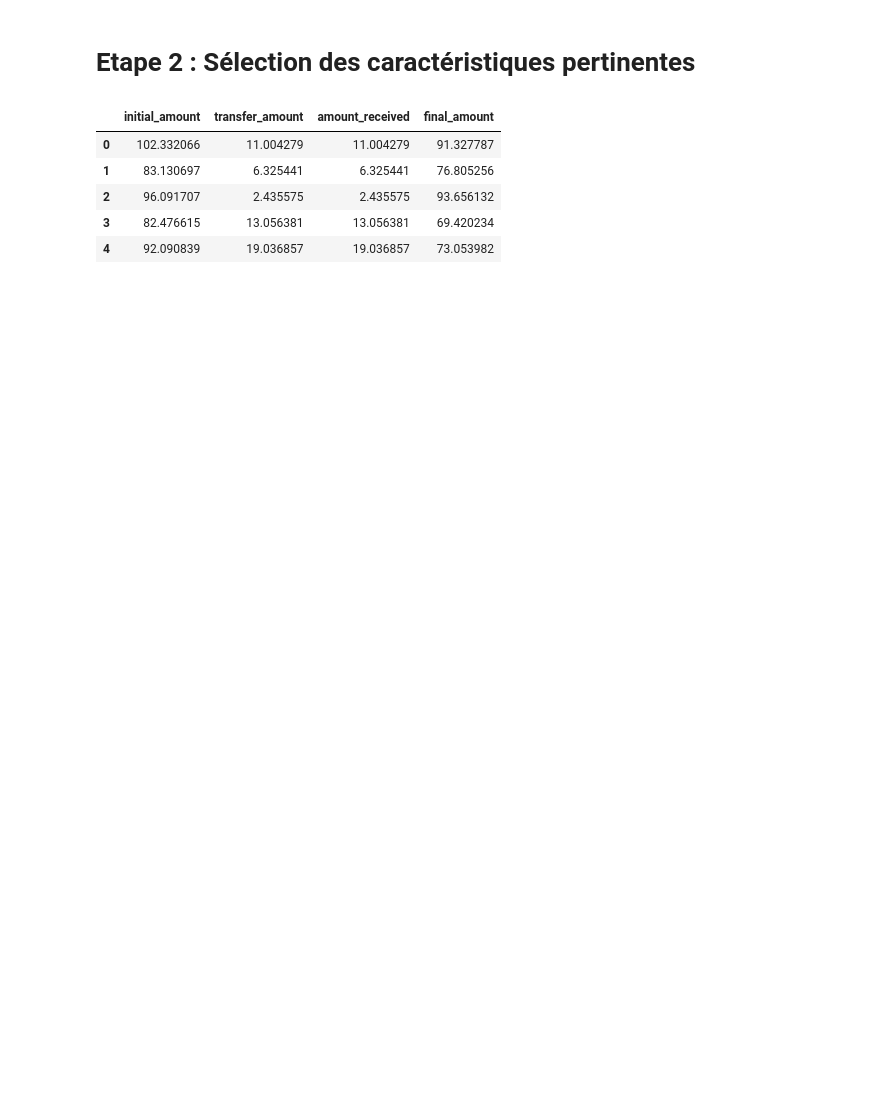
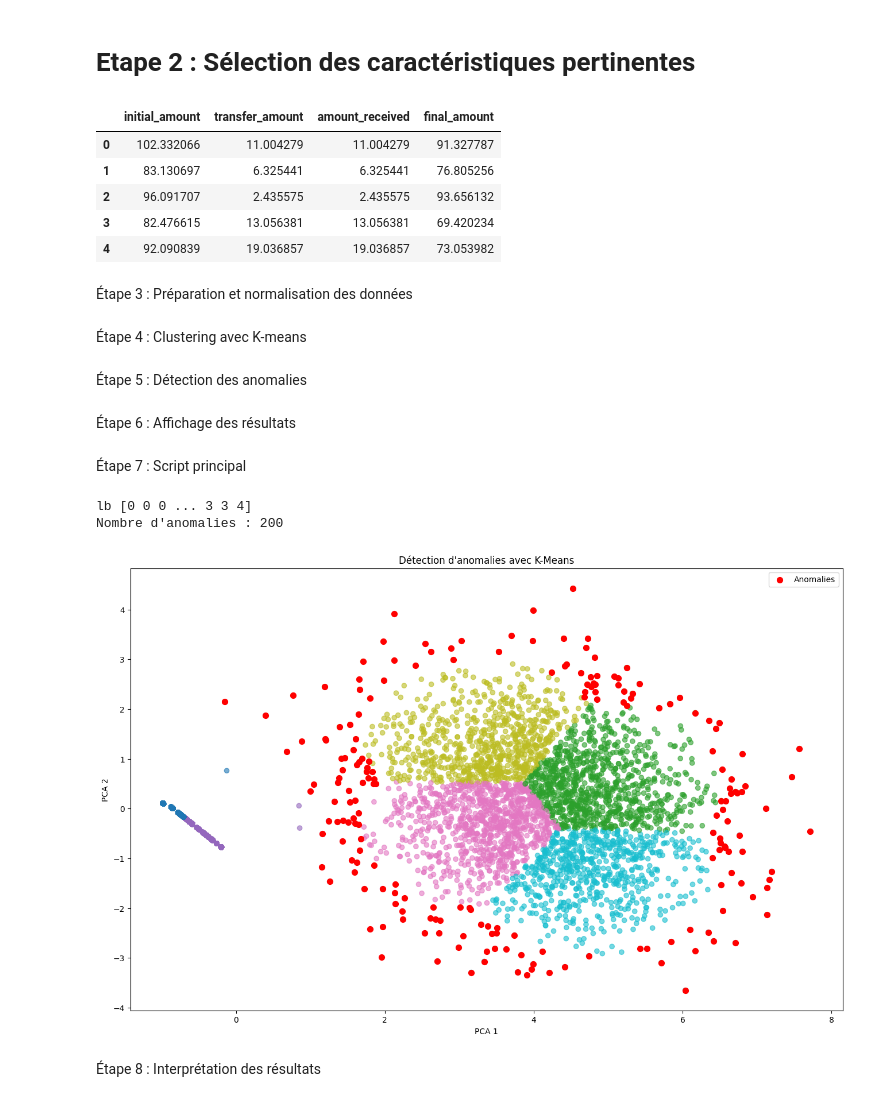
Before and after one commit to KokoBertille/INF2228_K_means, a Jupyter notebook: projet_k_means.ipynb, the cells around one changed output. Drawn from its saved outputs; the diff is of its cells as text; code cells hidden in the pictures; blank space fills up the shorter version.

```diff
--- a/projet_k_means.ipynb
+++ b/projet_k_means.ipynb
@@ -65,3 +112,5 @@ df_features.head()
 | 2 | 96.091707 | 2.435575 | 2.435575 | 93.656132 |
 | 3 | 82.476615 | 13.056381 | 13.056381 | 69.420234 |
 | 4 | 92.090839 | 19.036857 | 19.036857 | 73.053982 |
+# %% [markdown]
+Étape 3 : Préparation et normalisation des données
@@ -67,0 +131,22 @@ df_features.head()
+# %% [markdown]
+Étape 4 : Clustering avec K-means
+# %%
+
+# Application de KMeans
+def apply_kmeans(data: np.ndarray,
+                 n_clusters: int = 6) -> tuple:
+    """
+    Apply KMeans clustering.
+    """
+
+    model = KMeans(
+        n_clusters=n_clusters,
+        random_state=42,
+        n_init=10
+    )
+
+    labels = model.fit_predict(data)
+
+    return model, labels
+# %% [markdown]
+Étape 5 : Détection des anomalies
@@ -67,0 +178,2 @@ df_features.head()
+# %% [markdown]
+Étape 6 : Affichage des résultats
@@ -67,0 +220,51 @@ df_features.head()
+# %% [markdown]
+
+Étape 7 : Script principal
+# %%
+
+
+def main():
+
+    df = load_data("transactions.csv")
+
+    features = select_features(df)
+
+    normalized_data = normalize_features(features)
+
+    model, labels = apply_kmeans(
+        normalized_data,
+        n_clusters=6
+    )
+
+    distances = np.min(
+        cdist(
+            normalized_data,
+            model.cluster_centers_
+        ),
+        axis=1
+    )
+
+    threshold = np.percentile(distances, 99)
+
+    anomalies = detect_anomalies(
+        normalized_data,
+        model,
+        threshold
+    )
+
+    print(f"Nombre d'anomalies : {len(anomalies)}")
+
+    plot_clusters(
+        normalized_data,
+        labels,
+        anomalies
+    )
+
+if __name__ == "__main__":
+    main()
+# %% [output]
+lb [0 0 0 ... 3 3 4]
+Nombre d'anomalies : 200
+[figure, added]
+# %% [markdown]
+Étape 8 : Interprétation des résultats
```
Also changed, not shown: parts of 9 cells of this notebook.
